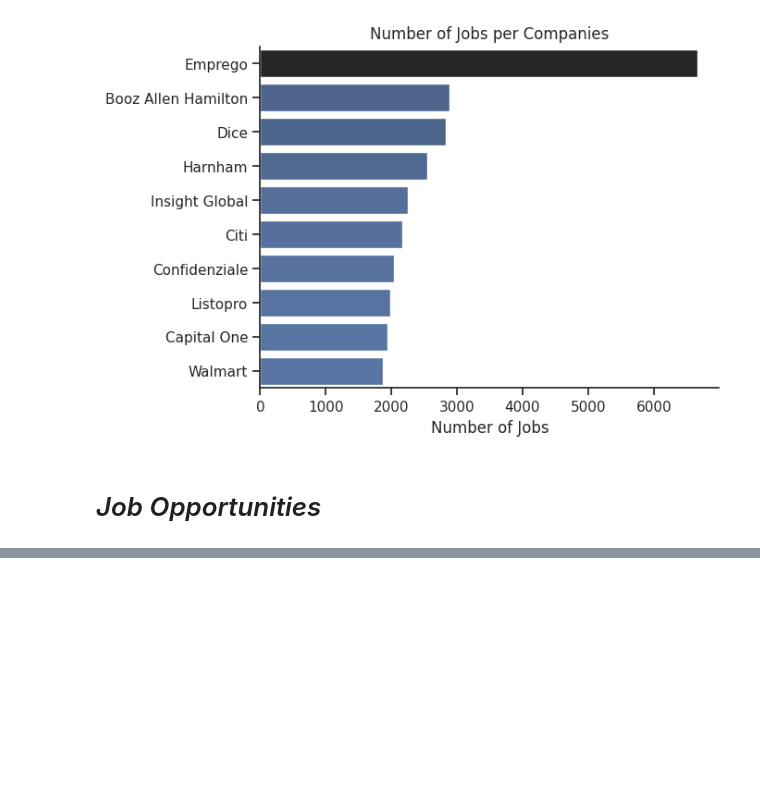
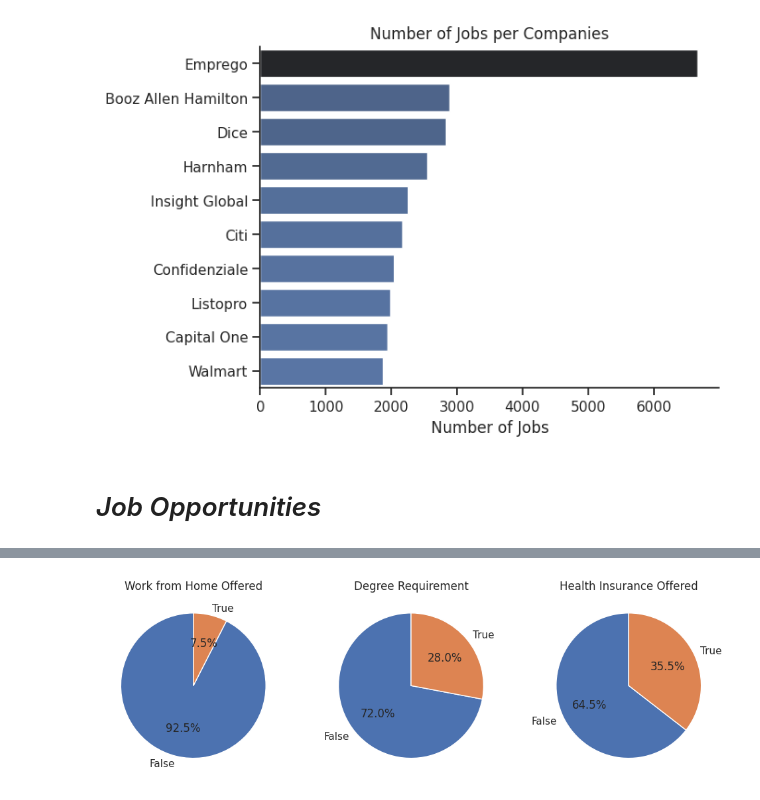
Before and after one commit to Codebyjanhvi/Data_Analysis_-Projects, a Jupyter notebook: Exploratory_Data_Analysis.ipynb, the cells around one changed output, grey strips where cells are left out. Cells and saved outputs as stored; diff of their text form; code cells hidden in the pictures; blank space fills up the shorter version.

```diff
--- a/Exploratory_Data_Analysis.ipynb
+++ b/Exploratory_Data_Analysis.ipynb
@@ -80,0 +129,18 @@ plt.show()
+# %%
+dict_n = {
+    'job_work_from_home': 'Work from Home Offered',
+    'job_no_degree_mention': 'Degree Requirement',
+    'job_health_insurance': 'Health Insurance Offered'
+}
+
+fig, ax = plt.subplots(1, 3)
+fig.set_size_inches((12, 5))
+
+for i, (column, title) in enumerate(dict_n.items()):
+    ax[i].pie(df_DA_Us[column].value_counts(), labels=['False', 'True'], autopct='%1.1f%%', startangle=90)
+    ax[i].set_title(title)
+
+# plt.suptitle('Benefit Analysis of Data Jobs', fontsize=16)
+plt.show()
+# %% [output]
+[figure, added]
```
Also changed, not shown: parts of 14 cells of this notebook.
